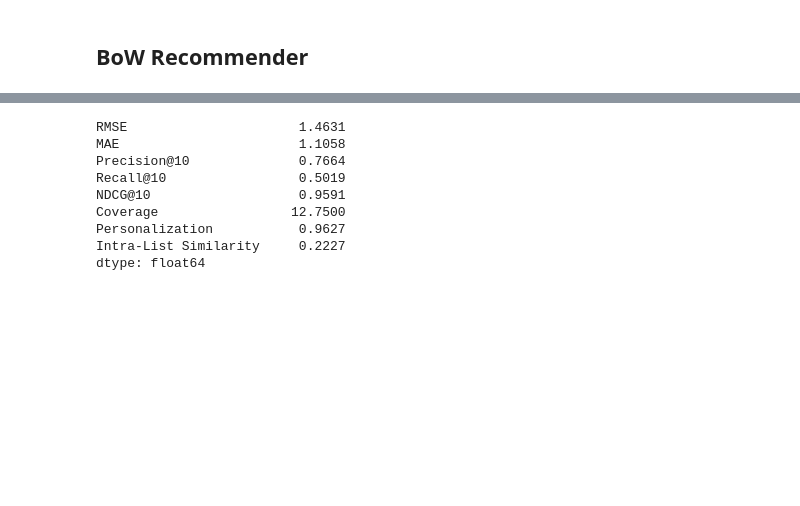
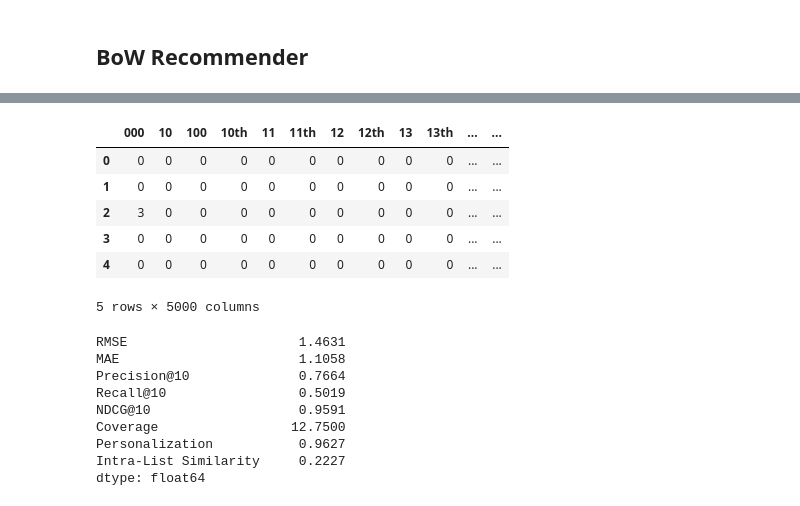
Before and after one commit to rubendjg/Anime-Recommendation-System, a Jupyter notebook: modeling/modeling.ipynb, the cells around one changed output, grey strips where cells are left out. Drawn from its saved outputs; the diff is of its cells as text; code cells hidden in the pictures; blank space fills up the shorter version.

```diff
--- a/modeling/modeling.ipynb
+++ b/modeling/modeling.ipynb
@@ -363,3 +397,17 @@ _synopsis_df["sypnopsis"] = _synopsis_df["sypnopsis"].fillna("")
+# %%
+bow_df = pd.DataFrame(
+    bow_stop[:5].toarray(),
+    columns=vectorizer_stop.get_feature_names_out()
+)
+bow_df.head()
+# %% [output]
+|  | 000 | 10 | 100 | 10th | 11 | 11th | 12 | 12th | 13 | 13th | ... | ... |
+| 0 | 0 | 0 | 0 | 0 | 0 | 0 | 0 | 0 | 0 | 0 | ... | ... |
+| 1 | 0 | 0 | 0 | 0 | 0 | 0 | 0 | 0 | 0 | 0 | ... | ... |
+| 2 | 3 | 0 | 0 | 0 | 0 | 0 | 0 | 0 | 0 | 0 | ... | ... |
+| 3 | 0 | 0 | 0 | 0 | 0 | 0 | 0 | 0 | 0 | 0 | ... | ... |
+| 4 | 0 | 0 | 0 | 0 | 0 | 0 | 0 | 0 | 0 | 0 | ... | ... |
+5 rows × 5000 columns
 # %%
 class BoWRecommender(AlgoBase):
     def __init__(self):
```
Also changed, not shown: parts of 24 cells of this notebook, 1 other file.
